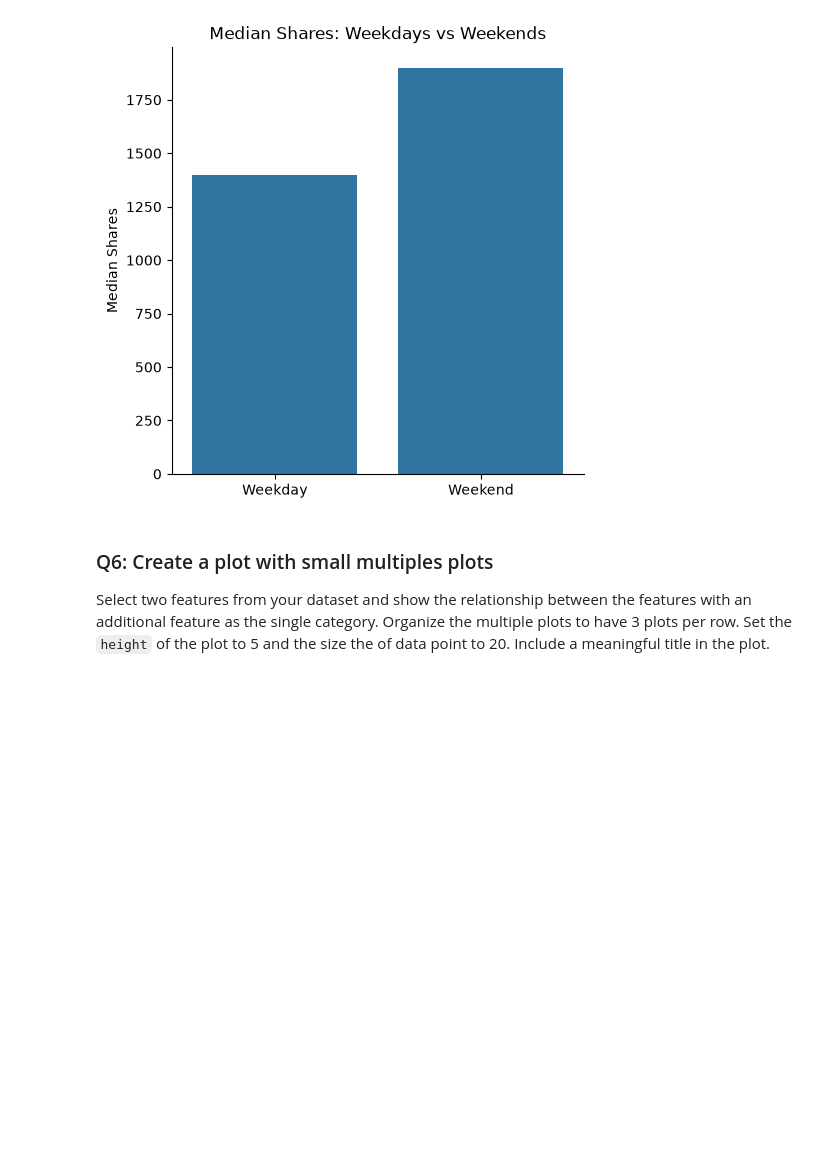
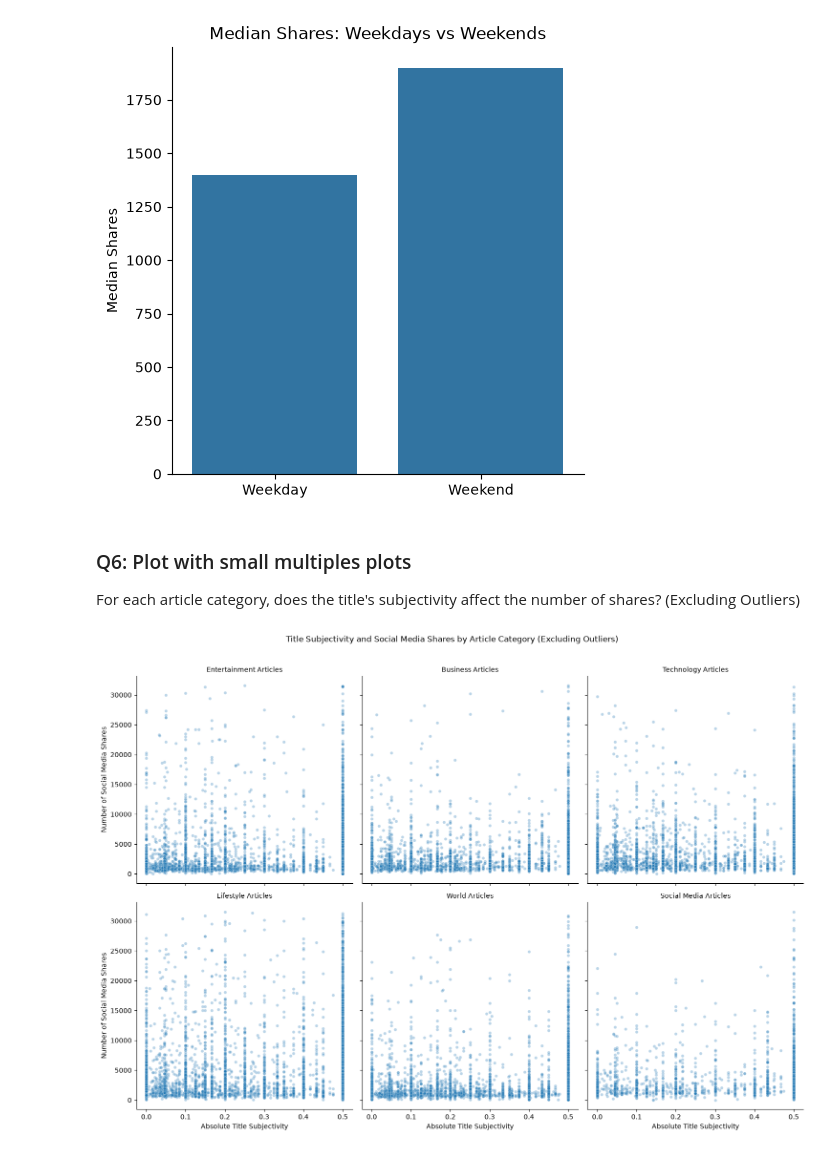
Before and after one commit to satam2/netflix-data-project, a Jupyter notebook: P1_initial_exploration.ipynb, the cells around one changed output. Drawn from its saved outputs; the diff is of its cells as text; code cells hidden in the pictures; blank space fills up the shorter version.

```diff
--- a/P1_initial_exploration.ipynb
+++ b/P1_initial_exploration.ipynb
@@ -88,6 +126,3 @@ sns.catplot(
 # %% [output]
 <seaborn.axisgrid.FacetGrid at 0x...>
 [figure]
-# %% [markdown]
-### Q6: Create a plot with small multiples plots
-Select two features from your dataset and show the relationship between the features with an additional feature as the single category. Organize the multiple plots to have 3 plots per row. Set the `height` of the plot to 5 and the size the of data point to 20. Include a meaningful title in the plot.
@@ -95,0 +129,55 @@ Select two features from your dataset and show the relationship between the feat
+# %% [markdown]
+### Q6: Plot with small multiples plots
+For each article category, does the title's subjectivity affect the number of shares? (Excluding Outliers)
+# %%
+# Create category columns for plot
+category_columns = [
+    "data_channel_is_lifestyle",
+    "data_channel_is_entertainment",
+    "data_channel_is_bus",
+    "data_channel_is_socmed",
+    "data_channel_is_tech",
+    "data_channel_is_world"
+]
+
+category_names = {
+    "data_channel_is_lifestyle": "Lifestyle",
+    "data_channel_is_entertainment": "Entertainment",
+    "data_channel_is_bus": "Business",
+    "data_channel_is_socmed": "Social Media",
+    "data_channel_is_tech": "Technology",
+    "data_channel_is_world": "World"
+}
+
+df["article_category"] = (
+    df[category_columns]
+    .idxmax(axis=1)
+    .map(category_names)
+)
+# Find the 99th percentile to exclude outliers
+share_99 = df["shares"].quantile(0.99)
+plot_99 = df[df["shares"] <= share_99].copy()
+
+sns.relplot(
+    data=plot_99,
+    x="abs_title_subjectivity",
+    y="shares",
+    col="article_category",
+    col_wrap=3,
+    kind="scatter",
+    height=5,
+    s=20,
+    alpha=0.3
+).set_axis_labels(
+    "Absolute Title Subjectivity",
+    "Number of Social Media Shares"
+).set_titles(
+    "{col_name} Articles"
+).fig.suptitle(
+    "Title Subjectivity and Social Media Shares by Article Category (Excluding Outliers)",
+    y=1.05
+)
+
+plt.show()
+# %% [output]
+[figure, added]
```
Also changed, not shown: parts of 6 cells of this notebook.
